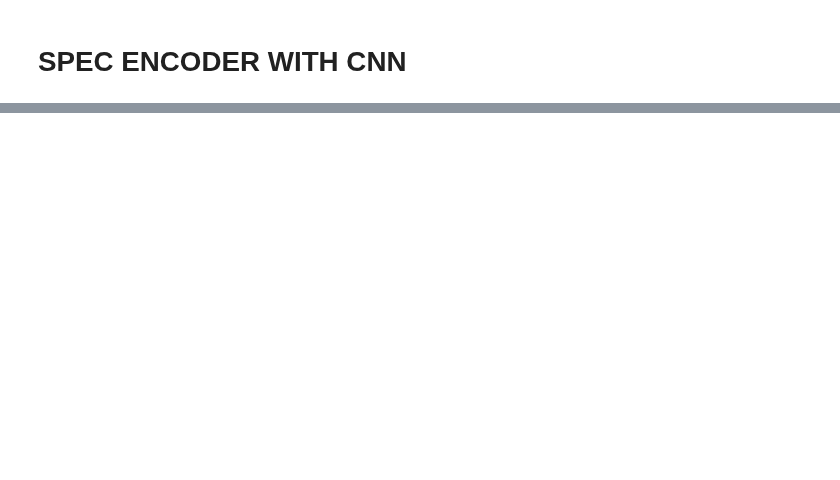
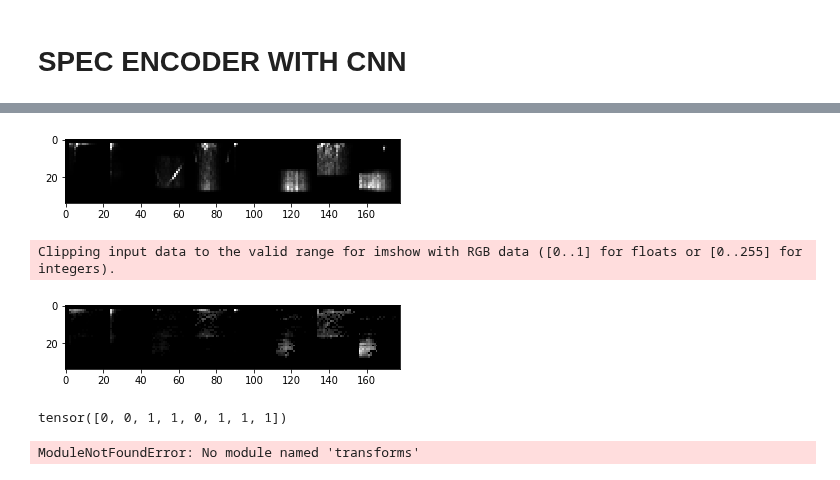
Before and after one commit to imilas/Synths_Stacks_Search, a Jupyter notebook: feature_extraction/openset_CNN.ipynb, the cells around one changed output, grey strips where cells are left out. Saved outputs shown, nothing was run; the diff lists cells and outputs as text; code cells hidden in the pictures; blank space fills up the shorter version.

```diff
--- a/feature_extraction/openset_CNN.ipynb
+++ b/feature_extraction/openset_CNN.ipynb
@@ -263,6 +291,9 @@ Audio(sample["signal"],rate=SR,autoplay=True)
 # %% [markdown]
 # SPEC ENCODER WITH CNN
 # %%
+FREQ_BINS = 30
+TIME_STEPS = 20
+
 device = torch.device("cuda" if torch.cuda.is_available() else "cpu")
 
 pt=tv.transforms.Compose([specTrans(FREQ_BINS,time_steps=TIME_STEPS)])
@@ -383,26 +430,50 @@ saving
 # %%
+import numpy as np
+import matplotlib.pyplot as plt
+import matplotlib.image as mpimg
+
+def rgb2gray(rgb):
+    return np.dot(rgb[...,:3], [0.2989, 0.5870, 0.1140])
 
 #extracting features and putting them into the csv folder for plotting
 compression_dim=64
 
 spec_dimension=FREQ_BINS*TIME_STEPS
 m=model
 dataiter=iter(spec_test_loader)
 xy=dataiter.next()
 def imshow(img):
     img = img      # unnormalize
     npimg = img.numpy()
     plt.imshow(np.transpose(npimg, (1, 2, 0)))
     plt.show()
 images=xy["feats"].detach()[0:8].reshape([-1,1,FREQ_BINS,TIME_STEPS]).detach().cpu()
 # images=torch.transpose(images,2,3)
 y=xy["label"].detach()[0:8]
 imshow(tv.utils.make_grid(images))
 
 batch_features=xy["feats"][0:8].to(device)
 # batch_features=torch.transpose(batch_features,1,2)
 recon=m(batch_features)
 recon=recon.reshape([-1,1,FREQ_BINS,TIME_STEPS]).detach().cpu()
 imshow(tv.utils.make_grid(recon))
 
 y
+# %% [output]
+[figure, added]
+Clipping input data to the valid range for imshow with RGB data ([0..1] for floats or [0..255] for integers).
+[figure, added]
+tensor([0, 0, 1, 1, 0, 1, 1, 1])
+# %%
+from PIL import Image
+from transforms import RGBTransform # from source code mentioned above
+
+def rgb2gray(rgb):
+    return np.dot(rgb[...,:3], [0.2989, 0.5870, 0.1140])
+
+img = tv.utils.make_grid(images).numpy()
+gray = rgb2gray(img)
+plt.imshow(gray, cmap=plt.get_cmap('gray'), vmin=0, vmax=1)
+plt.show()
+# %% [output]
+ModuleNotFoundError: No module named 'transforms'
```
Also changed, not shown: parts of 5 cells of this notebook, 3 other files.
